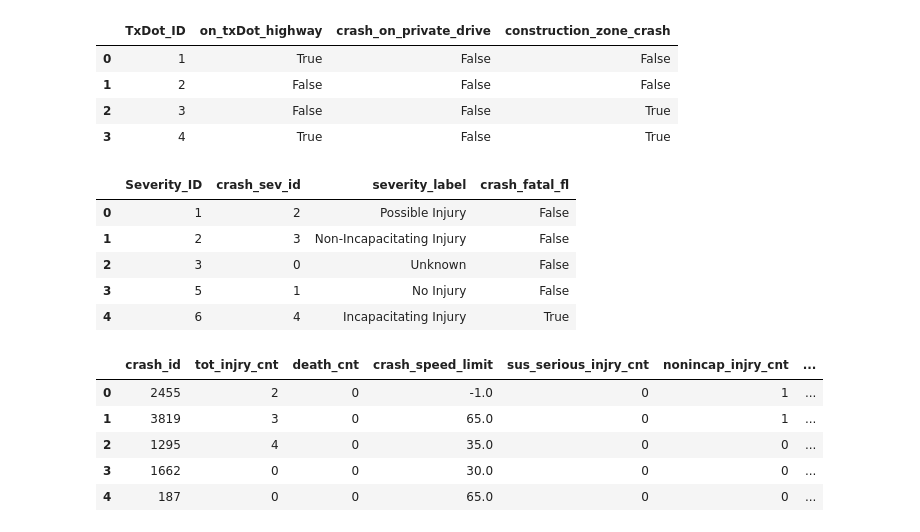
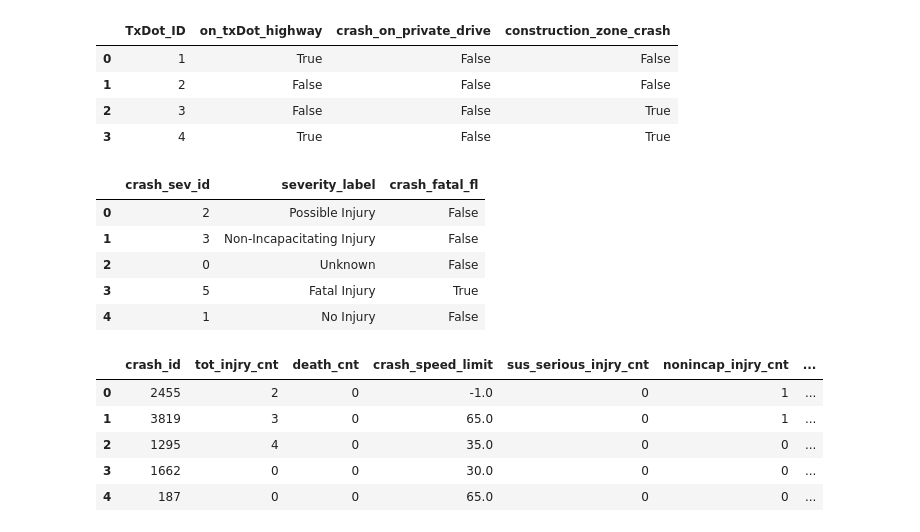
Before and after one commit to mgama14/AustinCrashProject, a Jupyter notebook: scripts/etl_crashes.ipynb, the cells around one changed output. Drawn from its saved outputs; the diff is of its cells as text; code cells hidden in the pictures.

Commit message:
updated the severity dimension code

```diff
--- a/scripts/etl_crashes.ipynb
+++ b/scripts/etl_crashes.ipynb
@@ -311,54 +336,39 @@ dim_txDot.head()
 | 2 | 3 | False | False | True |
 | 3 | 4 | True | False | True |
 # %%
-# Select severity-related columns
-dim_severity = crash_df[[
-    "crash_sev_id",
-    "crash_fatal_fl"
-]].copy()
+# Select relevant columns
+dim_severity = crash_df[["crash_sev_id", "crash_fatal_fl"]].copy()
 
-#  Create a unique Severity_ID for each combo
-dim_severity["Severity_ID"] = (
-    dim_severity.astype(str)
-    .agg("|".join, axis=1)
-    .factorize()[0] + 1
-)
+# Ensure consistency: crash_sev_id 5 should always have fatal flag as True
+dim_severity.loc[dim_severity["crash_sev_id"] == 5, "crash_fatal_fl"] = True
 
-#  Map severity labels
+# Map severity labels
 severity_labels = {
     0: "Unknown",
     1: "No Injury",
     2: "Possible Injury",
     3: "Non-Incapacitating Injury",
     4: "Incapacitating Injury",
     5: "Fatal Injury"
 }
 
 dim_severity["severity_label"] = dim_severity["crash_sev_id"].map(severity_labels)
 
-# Reorder columns
-dim_severity = dim_severity[[
-    "Severity_ID",
-    "crash_sev_id",
-    "severity_label",
-    "crash_fatal_fl"
-]]
+# Drop duplicates based on crash_sev_id (acts as primary key)
+dim_severity = dim_severity.drop_duplicates(subset="crash_sev_id").reset_index(drop=True)
 
-#  Drop duplicates
-dim_severity = dim_severity.drop_duplicates(subset="Severity_ID").reset_index(drop=True)
-dim_severity = dim_severity[
-    ~((dim_severity["crash_sev_id"] == 5) & (dim_severity["crash_fatal_fl"] == False))
-].reset_index(drop=True)
+# Reorder columns (if needed)
+dim_severity = dim_severity[["crash_sev_id", "severity_label", "crash_fatal_fl"]]
 
-#  Preview
+# Preview
 dim_severity.head()
 # %% [output]
-|  | Severity_ID | crash_sev_id | severity_label | crash_fatal_fl |
-| 0 | 1 | 2 | Possible Injury | False |
-| 1 | 2 | 3 | Non-Incapacitating Injury | False |
-| 2 | 3 | 0 | Unknown | False |
-| 3 | 5 | 1 | No Injury | False |
-| 4 | 6 | 4 | Incapacitating Injury | True |
+|  | crash_sev_id | severity_label | crash_fatal_fl |
+| 0 | 2 | Possible Injury | False |
+| 1 | 3 | Non-Incapacitating Injury | False |
+| 2 | 0 | Unknown | False |
+| 3 | 5 | Fatal Injury | True |
+| 4 | 1 | No Injury | False |
 # %%
 # Select columns for fact table
 fact_crashes = crash_df[[
```
Also changed, not shown: parts of 3 cells of this notebook.
